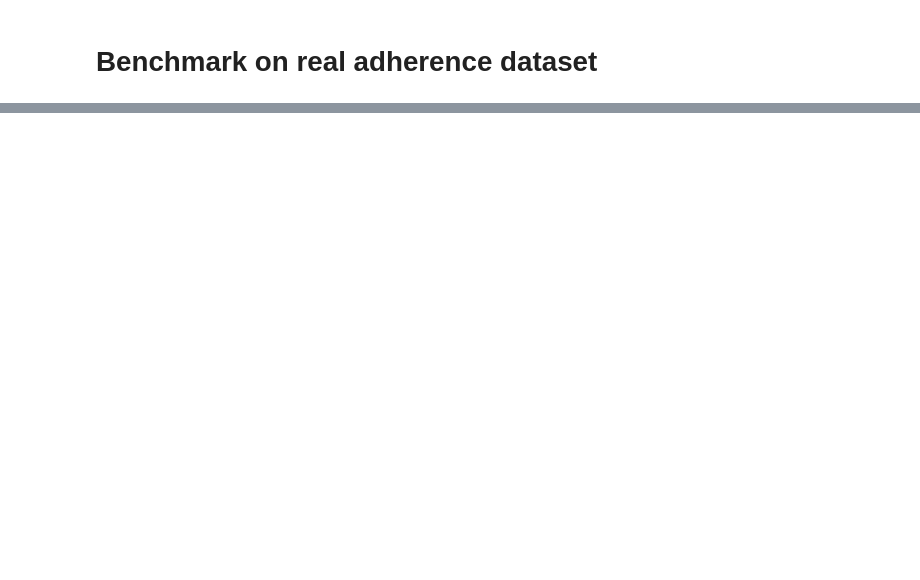
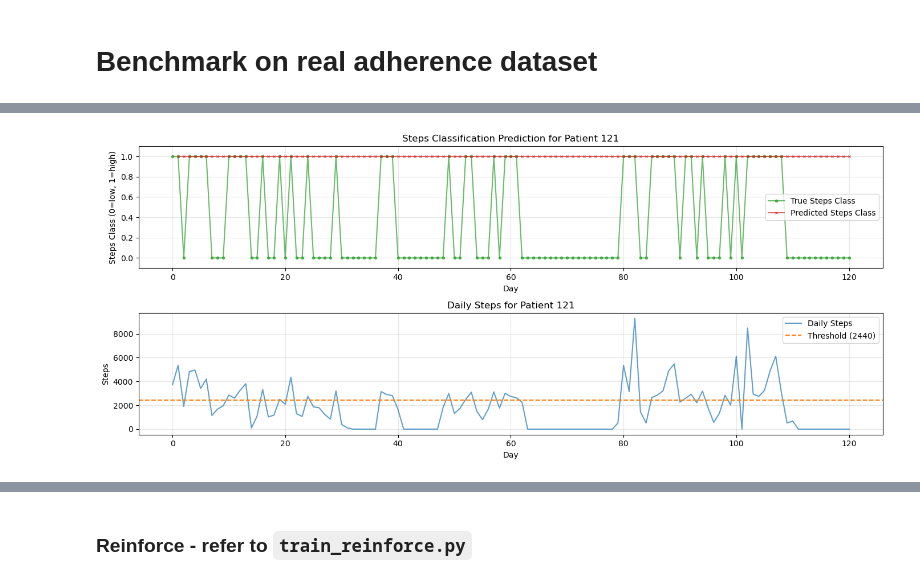
Before and after one commit to andrei-lixandru-vu/NDEs-for-adherence, a Jupyter notebook: clean_ndes/cleanNDEs_example_usage.ipynb, the cells around one changed output, grey strips where cells are left out. Drawn from its saved outputs; the diff is of its cells as text; code cells hidden in the pictures; blank space fills up the shorter version.

```diff
--- a/clean_ndes/cleanNDEs_example_usage.ipynb
+++ b/clean_ndes/cleanNDEs_example_usage.ipynb
@@ -224,0 +517,76 @@ Shown validation sample index: 673 (of 1000 total)
+# %%
+# Test inference on a sample patient from validation set
+model.eval()
+
+# Get a sample from validation set
+val_indices = val_set.indices if hasattr(val_set, 'indices') else list(range(len(val_set)))
+sample_idx = val_indices[6]
+
+X_val, Y_val = dataset[sample_idx]  # X_val: (T, D-1) dummy controls, Y_val: (T,) steps target
+T_sample = Y_val.shape[0]
+ts = torch.arange(1, T_sample + 1)
+
+# Initial state y0 = [target_t0, controls_t0]
+y0 = torch.cat([Y_val[0].unsqueeze(0), X_val[0]])
+
+# Roll out predicted trajectory
+with torch.no_grad():
+    traj_pred = model.solve_for_inference(ts=ts, cs=X_val, y0=y0)  # Returns trajectory
+    y_pred = traj_pred[:, 0].long().cpu().numpy()  # predicted steps classes
+    y_true = Y_val.long().cpu().numpy()
+
+# The trajectory includes initial state at index 0, so we skip it for comparison
+# Compare predictions from time 1 onwards with true values from time 1 onwards
+# This ensures both arrays have the same length
+y_pred_compare = y_pred[1:]  # Skip initial state
+y_true_compare = y_true[1:]  # Skip initial state to match predictions
+
+# Ensure same length (in case of any remaining mismatch)
+min_len = min(len(y_pred_compare), len(y_true_compare))
+y_pred_compare = y_pred_compare[:min_len]
+y_true_compare = y_true_compare[:min_len]
+
+# Plot prediction vs actual
+plt.figure(figsize=(14, 6))
+
+plt.subplot(2, 1, 1)
+# Plot all true values
+plt.plot(y_true, label='True Steps Class', marker='o', alpha=0.7, color='tab:green', markersize=3)
+# Plot predictions (starting from time 1, so shift x-axis)
+pred_x = np.arange(1, len(y_pred_compare) + 1)
+plt.plot(pred_x, y_pred_compare, label='Predicted Steps Class', marker='x', alpha=0.7, color='tab:red', markersize=3)
+plt.xlabel('Day')
+plt.ylabel('Steps Class (0=low, 1=high)')
+plt.title(f'Steps Classification Prediction for Patient {sample_idx}')
+plt.legend()
+plt.grid(True, alpha=0.3)
+plt.ylim(-0.1, 1.1)
+
+# Plot actual steps data for this patient
+plt.subplot(2, 1, 2)
+patient_steps = steps_values[sample_idx, :]
+plt.plot(patient_steps, label='Daily Steps', color='tab:blue', alpha=0.7)
+plt.axhline(y=steps_median, color='tab:orange', linestyle='--', label=f'Threshold ({steps_median:.0f})')
+plt.xlabel('Day')
+plt.ylabel('Steps')
+plt.title(f'Daily Steps for Patient {sample_idx}')
+plt.legend()
+plt.grid(True, alpha=0.3)
+
+plt.tight_layout()
+plt.show()
+
+# Calculate accuracy on aligned predictions
+if len(y_pred_compare) > 0 and len(y_true_compare) > 0:
+    accuracy = (y_pred_compare == y_true_compare).mean()
+    print(f"Prediction accuracy for patient {sample_idx}: {accuracy:.3f}")
+    print(f"Compared {len(y_pred_compare)} time steps (from day 1 to day {len(y_pred_compare)})")
+    print(f"True steps class 1 rate: {y_true_compare.mean():.3f}")
+    print(f"Predicted steps class 1 rate: {y_pred_compare.mean():.3f}")
+    print(f"Steps threshold: {steps_median:.1f}")
+else:
+    print(f"Warning: Could not align predictions and true values for comparison")
+    print(f"y_pred shape: {y_pred.shape}, y_true shape: {y_true.shape}")
+    print(f"y_pred_compare shape: {y_pred_compare.shape}, y_true_compare shape: {y_true_compare.shape}")
+# %% [output]
+[figure, added]
@@ -224,0 +598,2 @@ Shown validation sample index: 673 (of 1000 total)
+# %% [markdown]
+### Reinforce - refer to `train_reinforce.py`
```
Also changed, not shown: parts of 17 cells of this notebook, 12 other files.
